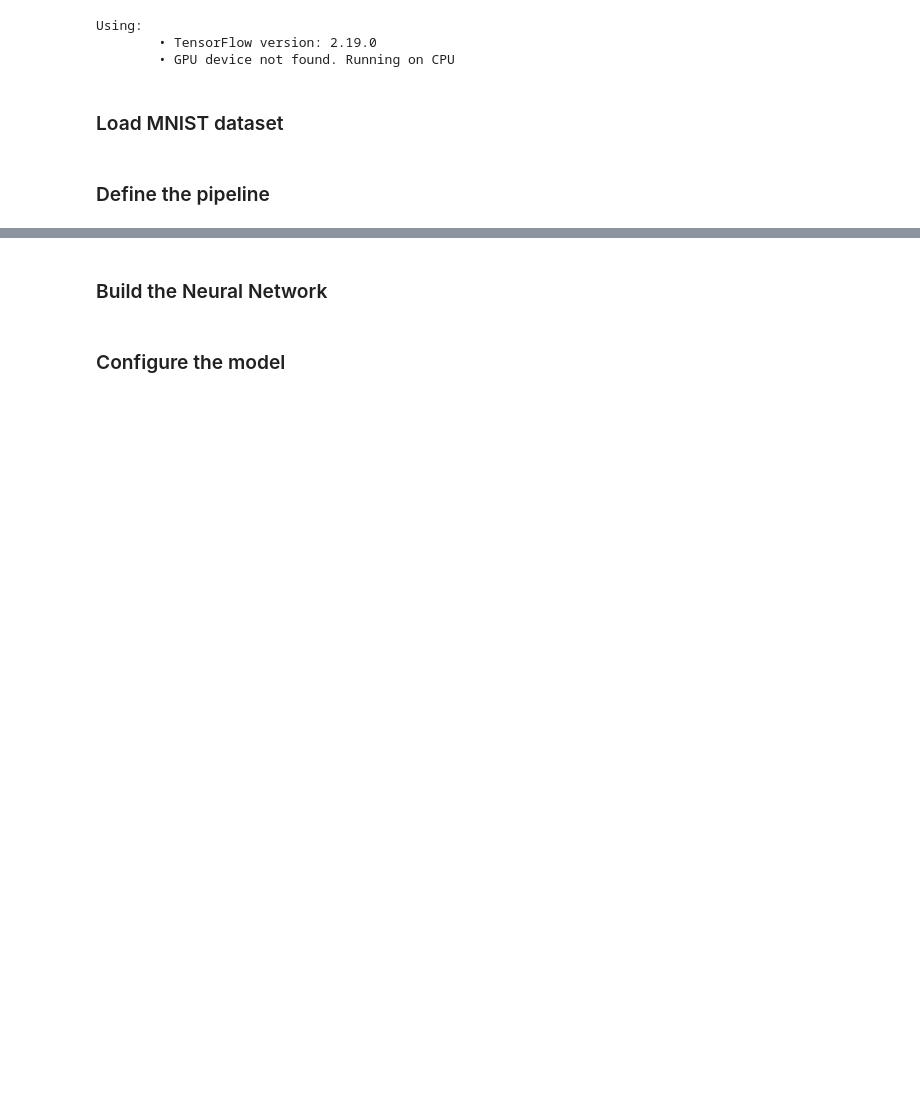
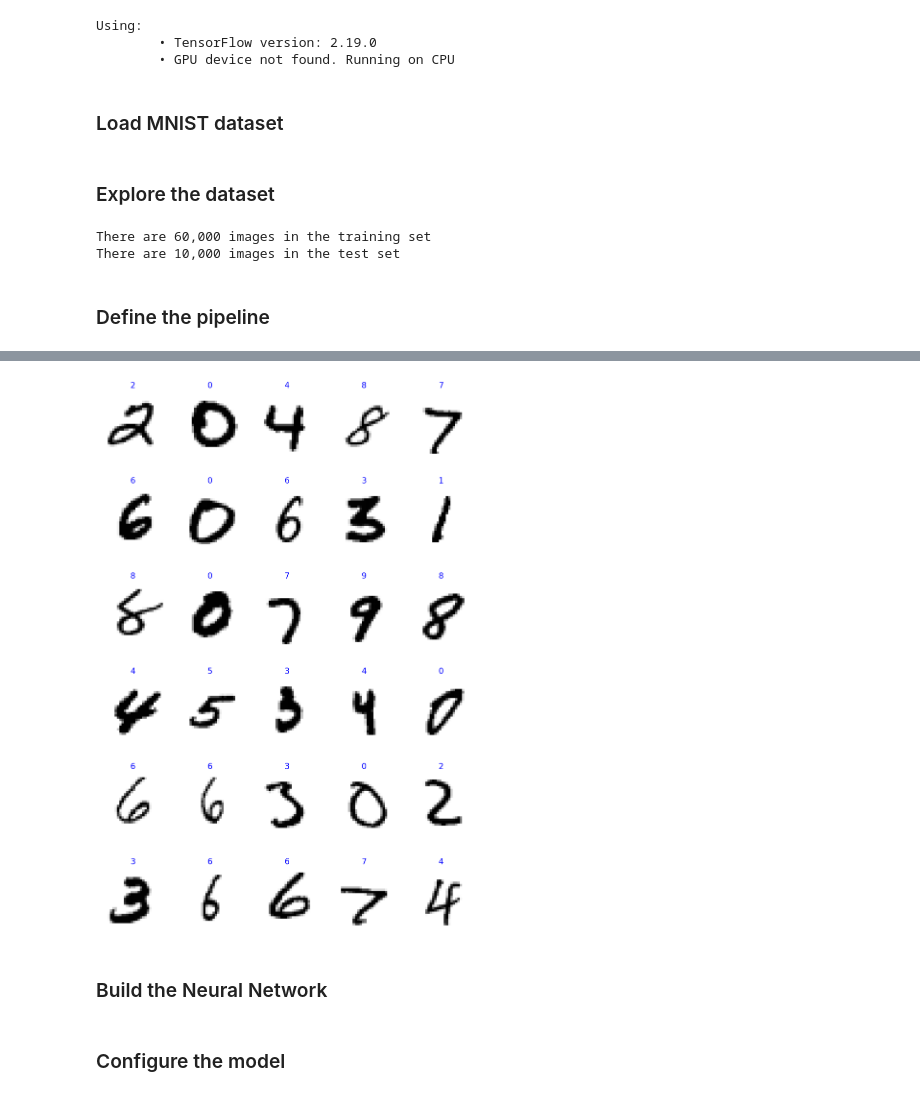
Before and after one commit to jpcano/MNIST-Tensorflow, a Jupyter notebook: main.ipynb, the cells around one changed output, grey strips where cells are left out. Cells and saved outputs as stored; diff of their text form; code cells hidden in the pictures; blank space fills up the shorter version.

```diff
--- a/main.ipynb
+++ b/main.ipynb
@@ -29,7 +29,22 @@ Using:
 # %% [markdown]
 ### Load MNIST dataset
 # %%
-training_set, dataset_info = tfds.load('mnist', split='train', as_supervised = True, with_info = True)
+dataset, dataset_info = tfds.load('mnist', split=['train', 'test'], as_supervised = True, with_info = True)
+
+training_set, testing_set = dataset
+# %% [markdown]
+### Explore the dataset
+# %%
+total_examples = dataset_info.splits['train'].num_examples + dataset_info.splits['test'].num_examples
+
+num_training_examples = dataset_info.splits['train'].num_examples
+num_test_examples = dataset_info.splits['test'].num_examples
+
+print(f'There are {num_training_examples:,} images in the training set')
+print(f'There are {num_test_examples:,} images in the test set')
+# %% [output]
+There are 60,000 images in the training set
+There are 10,000 images in the test set
 # %% [markdown]
 ### Define the pipeline
 # %%
@@ -45,0 +64,13 @@ training_batches = training_set.cache().shuffle(num_training_examples//4).batch(
+# %%
+for image_batch, label_batch in testing_batches.take(1):
+    images = image_batch.numpy().squeeze()
+    labels = label_batch.numpy()
+
+plt.figure(figsize=(10,15))
+
+for n in range(30):
+    plt.subplot(6,5,n+1)
+    plt.imshow(images[n], cmap = plt.cm.binary)
+    plt.title(labels[n], color='blue')
+    plt.axis('off')
+# %% [output]
@@ -46,3 +79,4 @@ training_batches = training_set.cache().shuffle(num_training_examples//4).batch(
+[figure, added]
 # %% [markdown]
 ### Build the Neural Network
 # %%
```
Also changed, not shown: parts of 10 cells of this notebook.
